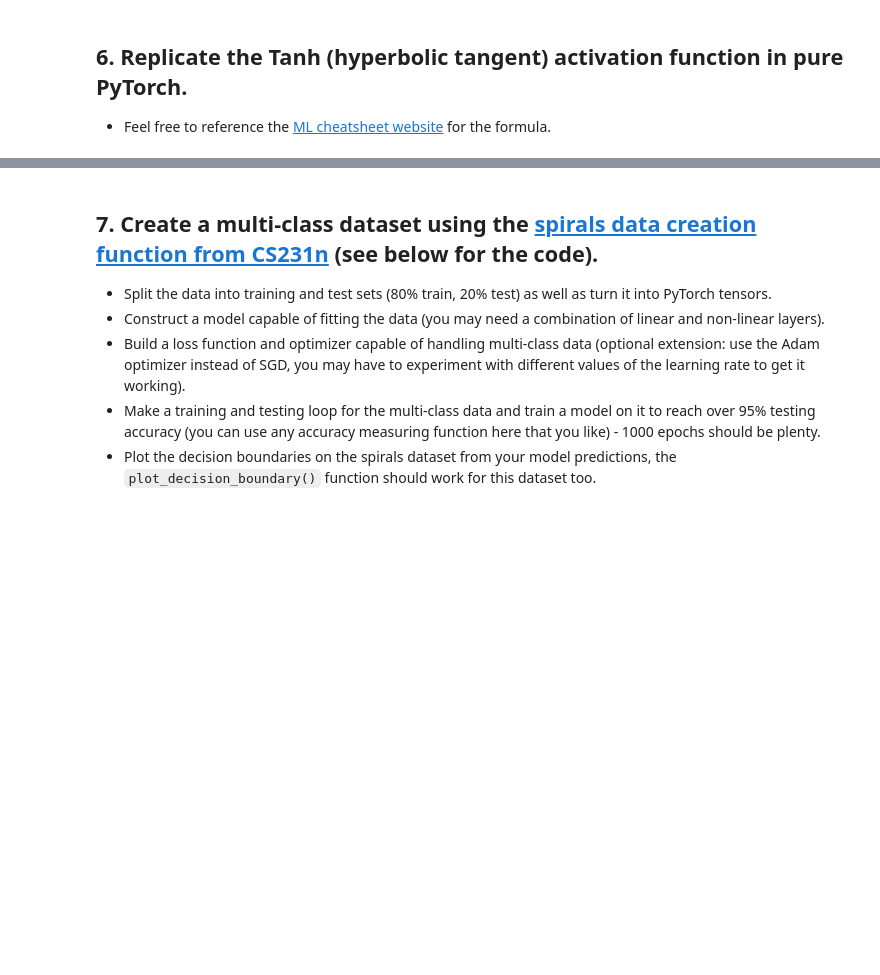
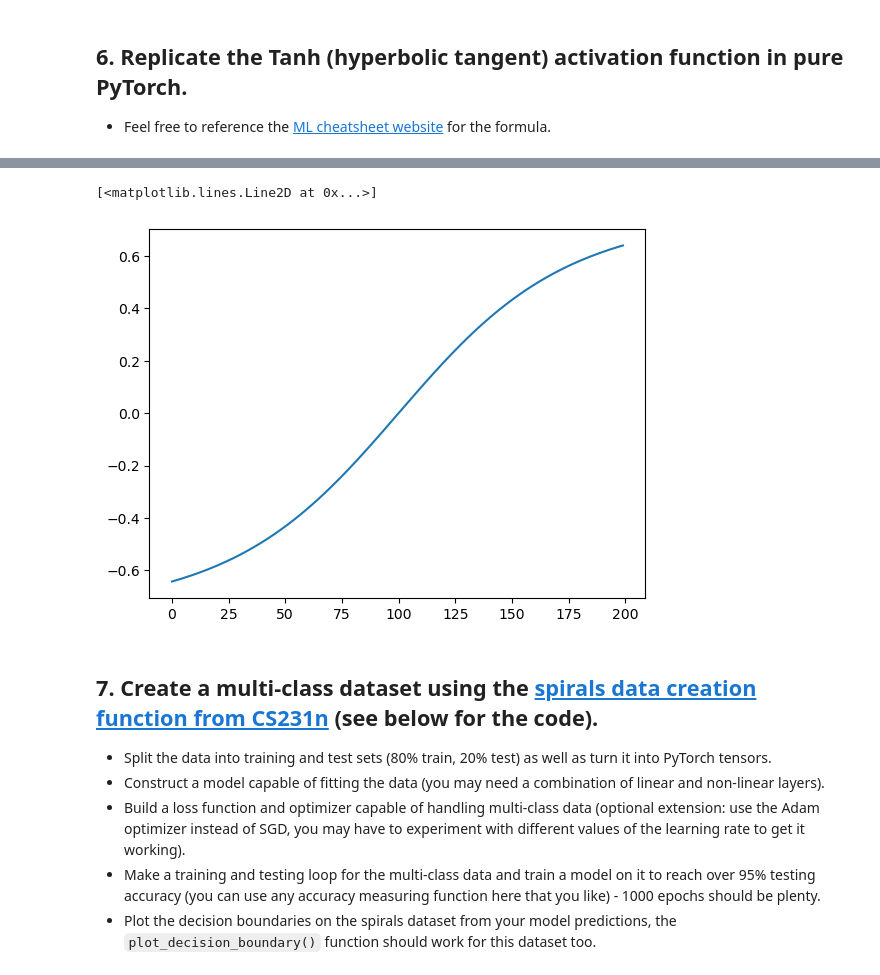
Before and after one commit to pjy0422/pytorch, a Jupyter notebook: 02_pytorch_classification_exercises.ipynb, the cells around one changed output, grey strips where cells are left out. Saved outputs shown, nothing was run; the diff lists cells and outputs as text; code cells hidden in the pictures; blank space fills up the shorter version.

```diff
--- a/02_pytorch_classification_exercises.ipynb
+++ b/02_pytorch_classification_exercises.ipynb
@@ -199,5 +323,10 @@ def plot_decision_boundary(model, X, y):
 # %%
 # Replicate torch.tanh() and plot it
+foo = torch.tanh(foo)
+plt.plot(foo)
+# %% [output]
+[<matplotlib.lines.Line2D at 0x...>]
+[figure, added]
 # %% [markdown]
 ## 7. Create a multi-class dataset using the [spirals data creation function from CS231n](https://cs231n.github.io/neural-networks-case-study/) (see below for the code).
   * Split the data into training and test sets (80% train, 20% test) as well as turn it into PyTorch tensors.
```
Also changed, not shown: parts of 27 cells of this notebook.
